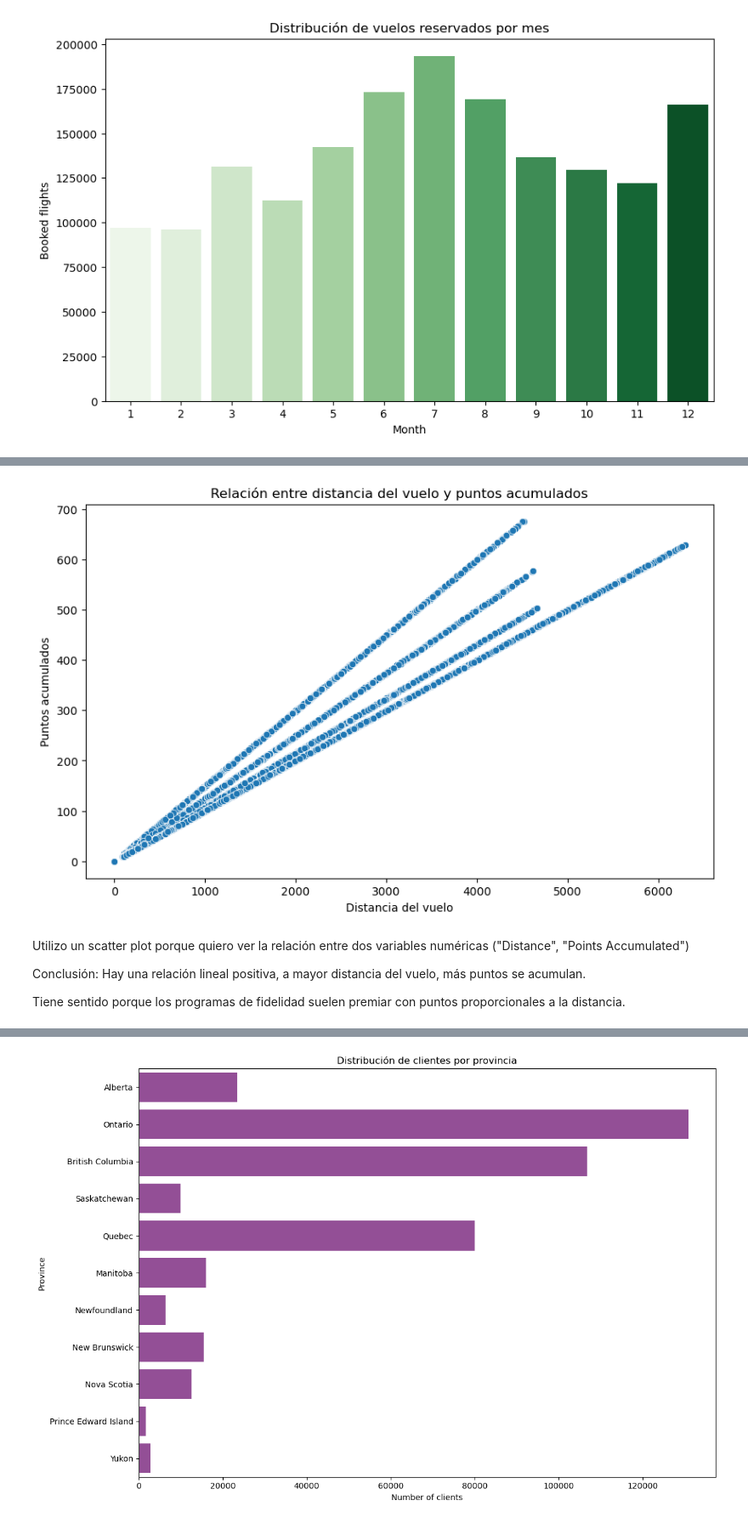
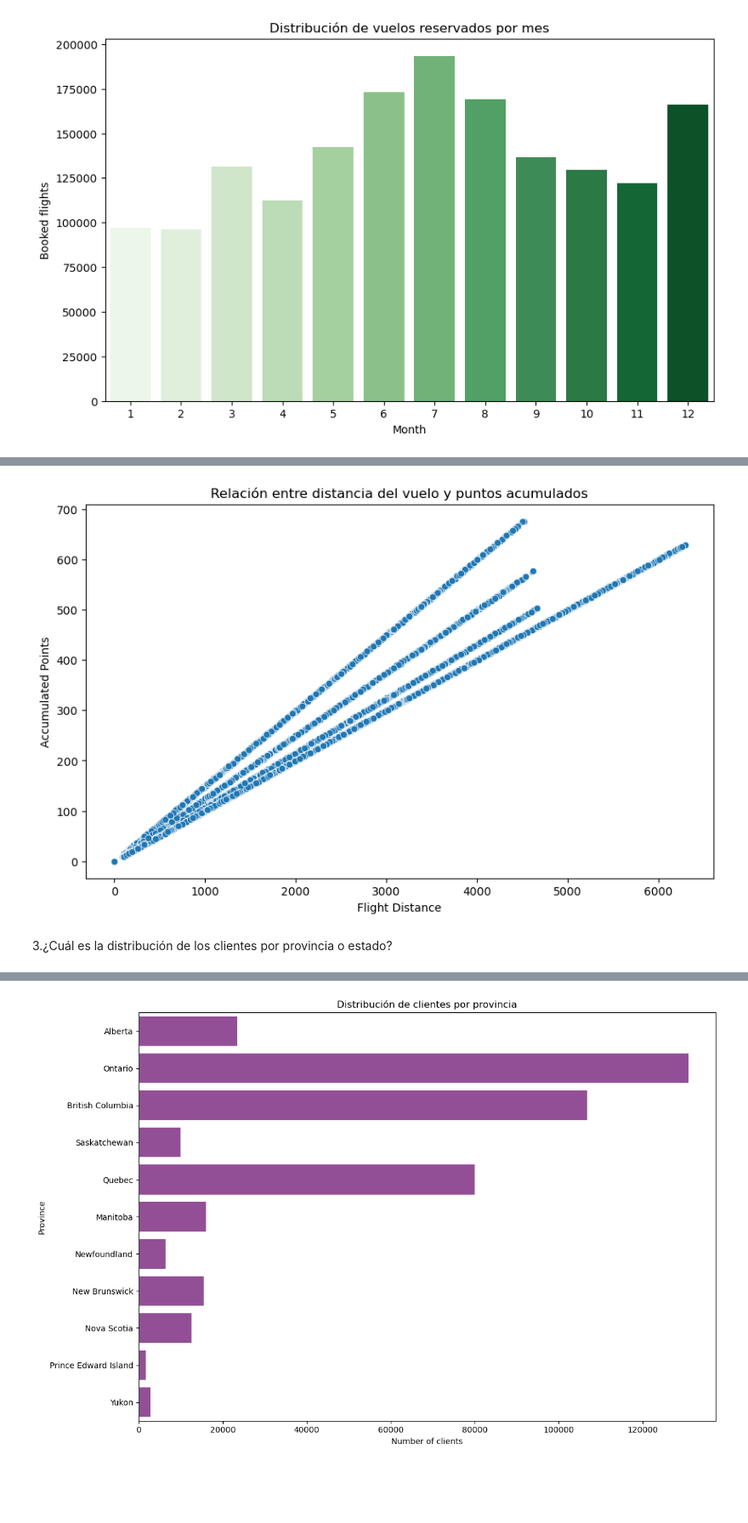
Before and after one commit to Adalab/bda-modulo-3-evaluacion-final-CristinaMSF, a Jupyter notebook: evaluacion_3.ipynb, the cells around one changed output, grey strips where cells are left out. Shown at 85% size. Cells and saved outputs as stored; diff of their text form; code cells hidden in the pictures; blank space fills up the shorter version.

```diff
--- a/evaluacion_3.ipynb
+++ b/evaluacion_3.ipynb
@@ -597,19 +615,11 @@ Basandome en la gráfica concluyo que en el mes de julio hay mayor cantidad de r
 # %%
-#2. ¿Existe una relación entre la distancia de los vuelos y los puntos acumulados por los cliente?
 
 plt.figure(figsize=(10, 6))
 sns.scatterplot(data=df_cleaned, x="Distance", y="Points Accumulated", palette="Blue_d")
 
 plt.title("Relación entre distancia del vuelo y puntos acumulados")
-plt.xlabel("Distancia del vuelo")
-plt.ylabel("Puntos acumulados")
+plt.xlabel("Flight Distance")
+plt.ylabel("Accumulated Points")
 plt.show()
 # %% [output]
-[figure, old version]
+[figure, new version]
-# %% [markdown]
-Utilizo un scatter plot porque quiero ver la relación entre dos variables numéricas ("Distance", "Points Accumulated")
-
-Conclusión:
-Hay una relación lineal positiva, a mayor distancia del vuelo, más puntos se acumulan.
-
-Tiene sentido porque los programas de fidelidad suelen premiar con puntos proporcionales a la distancia.
@@ -617,0 +626,2 @@ Tiene sentido porque los programas de fidelidad suelen premiar con puntos propor
+# %% [markdown]
+3.¿Cuál es la distribución de los clientes por provincia o estado?
```
Also changed, not shown: parts of 81 cells of this notebook, 1 other file.
